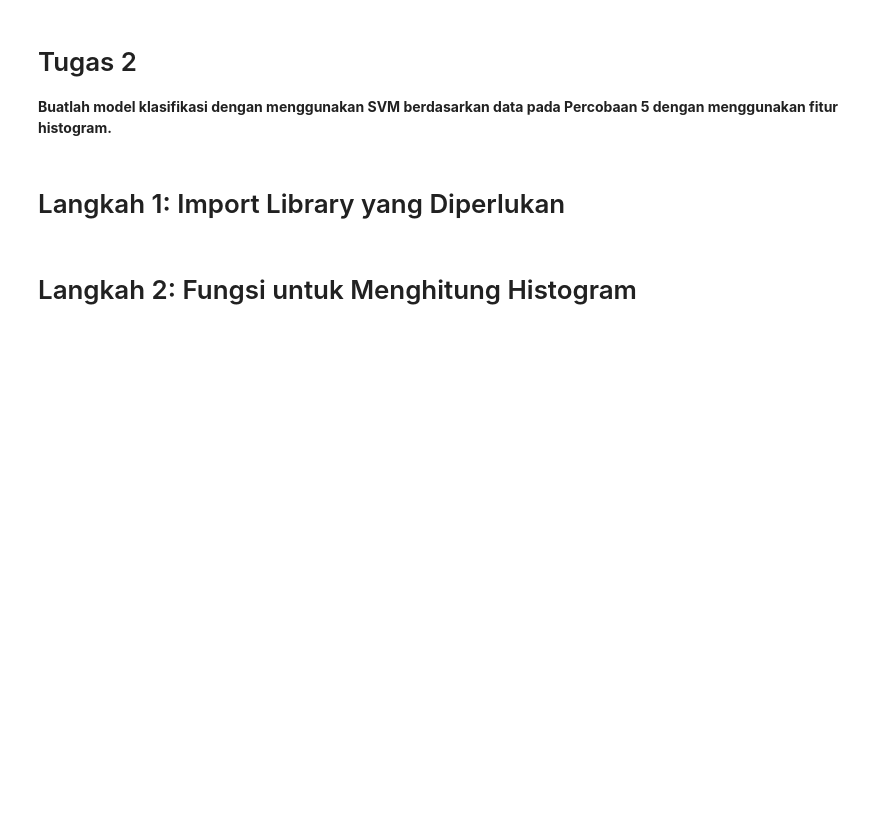
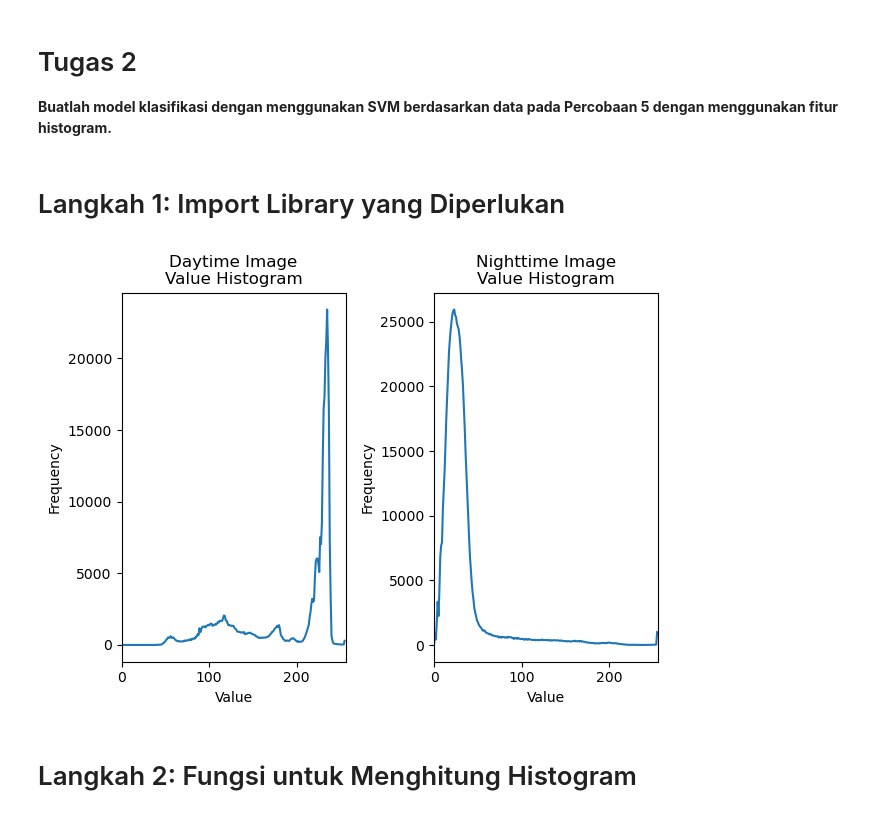
Before and after one commit to edoaurahman/Machine-Learning, a Jupyter notebook: pertemuan_04/tugas2.ipynb, the cells around one changed output. Saved outputs shown, nothing was run; the diff lists cells and outputs as text; code cells hidden in the pictures; blank space fills up the shorter version.

```diff
--- a/pertemuan_04/tugas2.ipynb
+++ b/pertemuan_04/tugas2.ipynb
@@ -17,6 +15,45 @@ import os
 # Image directories
 train_dir = "images/training"
 test_dir = "images/test"
+# %%
+day_img = cv2.imread('images/test/day/20151101_152050.jpg')
+night_img = cv2.imread('images/test/night/20151101_072507.jpg')
+
+# Convert to HSV
+day_hsv = cv2.cvtColor(day_img, cv2.COLOR_BGR2HSV)
+night_hsv = cv2.cvtColor(night_img, cv2.COLOR_BGR2HSV)
+
+# Extract Value channels
+day_v = day_hsv[:, :, 2]
+night_v = night_hsv[:, :, 2]
+
+# Calculate histograms
+day_hist = cv2.calcHist([day_v], [0], None, [256], [0, 256])
+night_hist = cv2.calcHist([night_v], [0], None, [256], [0, 256])
+
+# Plot histograms in subplots
+plt.figure()
+
+# Daytime Image
+plt.subplot(1, 2, 1)
+plt.title("Daytime Image\nValue Histogram")
+plt.xlabel("Value")
+plt.ylabel("Frequency")
+plt.plot(day_hist)
+plt.xlim([0, 256])
+
+# Nighttime Image
+plt.subplot(1, 2, 2)
+plt.title("Nighttime Image\nValue Histogram")
+plt.xlabel("Value")
+plt.ylabel("Frequency")
+plt.plot(night_hist)
+plt.xlim([0, 256])
+
+plt.tight_layout() # Adjust layout for better spacing
+plt.show()
+# %% [output]
+[figure, added]
 # %% [markdown]
 # Langkah 2: Fungsi untuk Menghitung Histogram
 # %%
```
Also changed, not shown: parts of 7 cells of this notebook.
